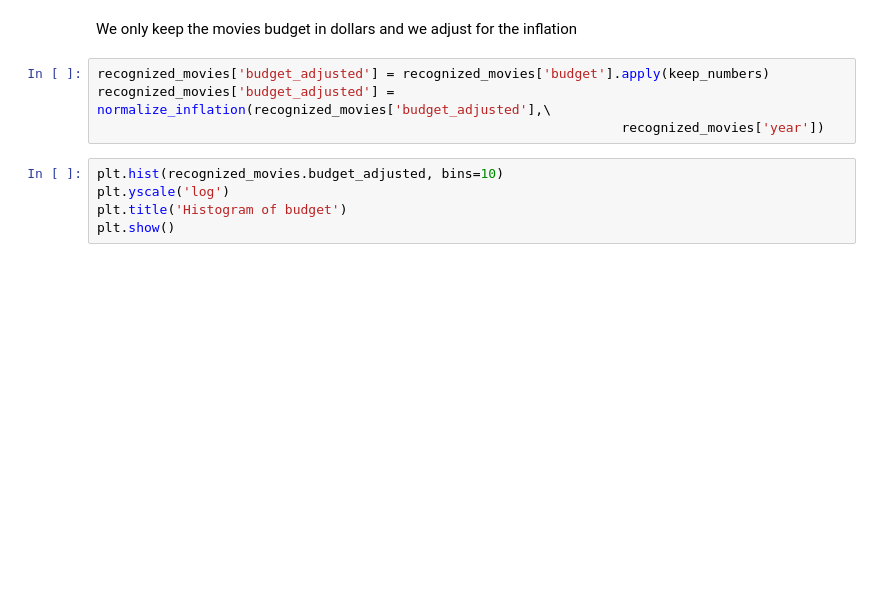
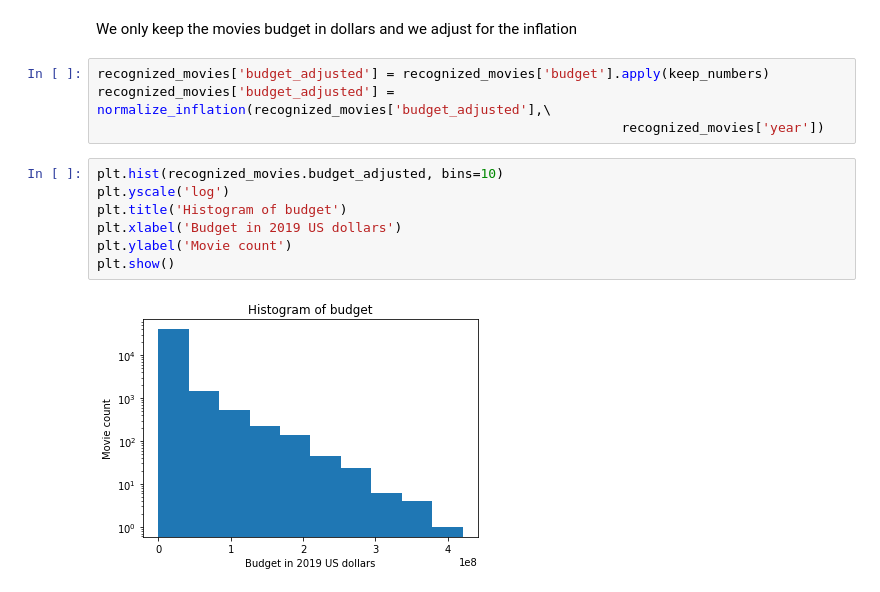
Before and after one commit to Ruchiranga/AD_A-team-project, a Jupyter notebook: Milestone 3.ipynb, the cells around one changed output. Cells and saved outputs as stored; diff of their text form; blank space fills up the shorter version.

Commit message:
budget and all

```diff
--- a/Milestone 3.ipynb
+++ b/Milestone 3.ipynb
@@ -2204,5 +2304,9 @@ recognized_movies['budget_adjusted'] = normalize_inflation(recognized_movies['bu
 # %%
 plt.hist(recognized_movies.budget_adjusted, bins=10)
 plt.yscale('log')
 plt.title('Histogram of budget')
+plt.xlabel('Budget in 2019 US dollars')
+plt.ylabel('Movie count')
 plt.show()
+# %% [output]
+[figure, added]
```
Also changed, not shown: parts of 58 cells of this notebook, 2 other files.
